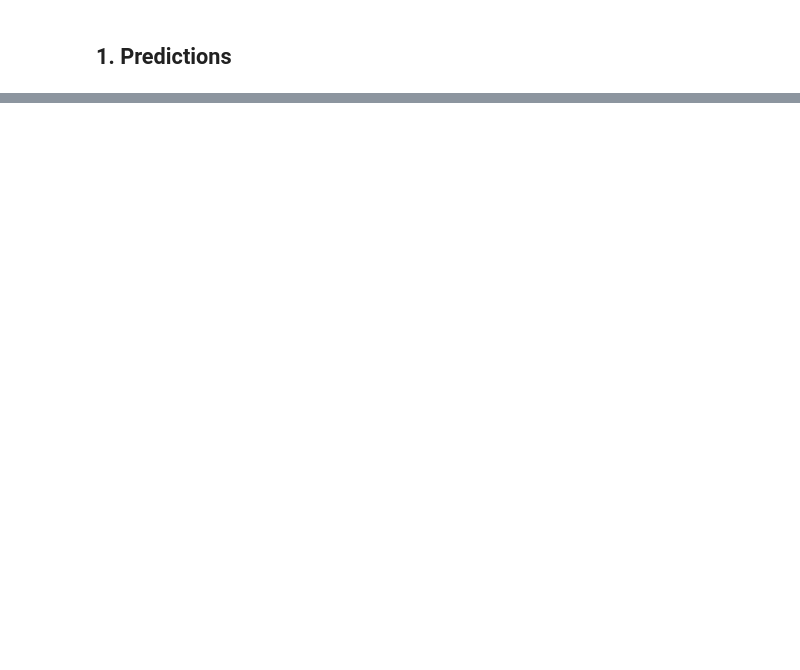
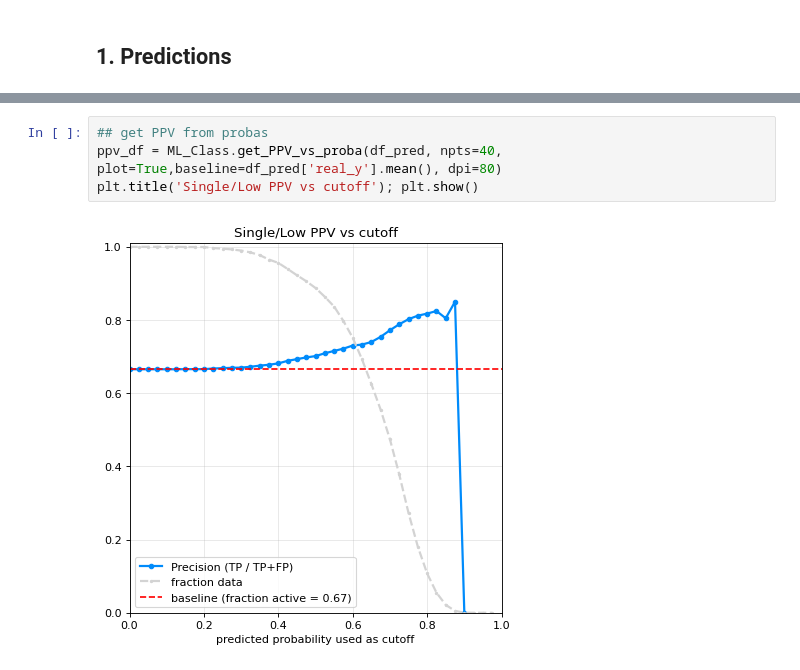
Before and after one commit to gtamo39/MS_ML, a Jupyter notebook: vignettes/MS_ActivityClass.ipynb, the cells around one changed output, grey strips where cells are left out. Drawn from its saved outputs; the diff is of its cells as text; blank space fills up the shorter version.

```diff
--- a/vignettes/MS_ActivityClass.ipynb
+++ b/vignettes/MS_ActivityClass.ipynb
@@ -437,0 +471,6 @@ Medium (11-25)         11
+# %%
+## get PPV from probas
+ppv_df = ML_Class.get_PPV_vs_proba(df_pred, npts=40, plot=True,baseline=df_pred['real_y'].mean(), dpi=80)
+plt.title('Single/Low PPV vs cutoff'); plt.show()
+# %% [output]
+[figure, added]
```
Also changed, not shown: parts of 38 cells of this notebook, 3 other files.
